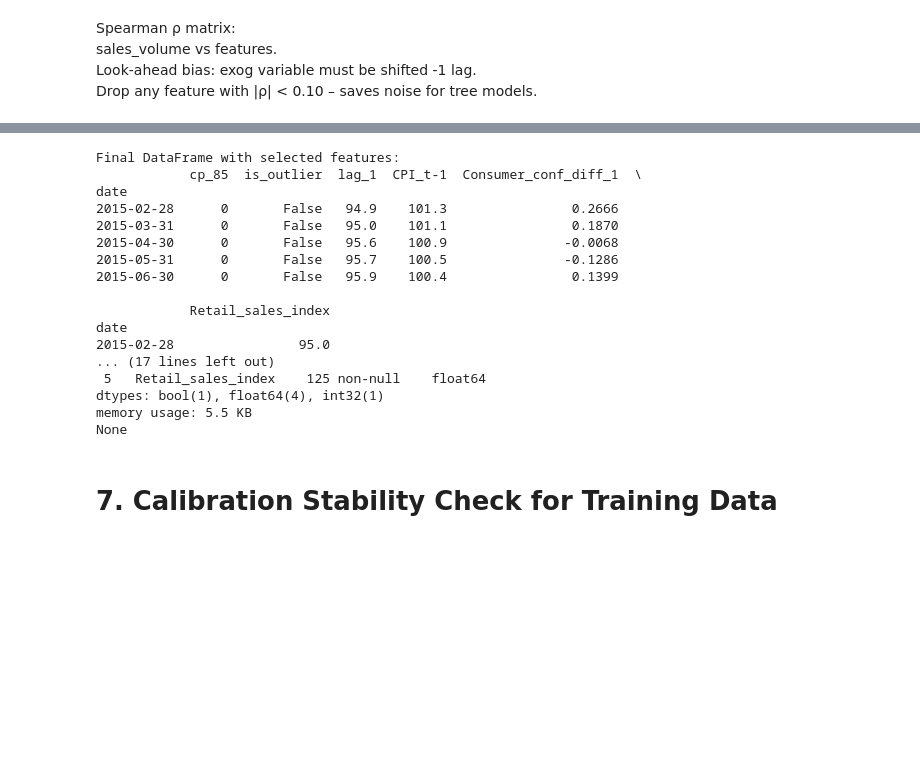
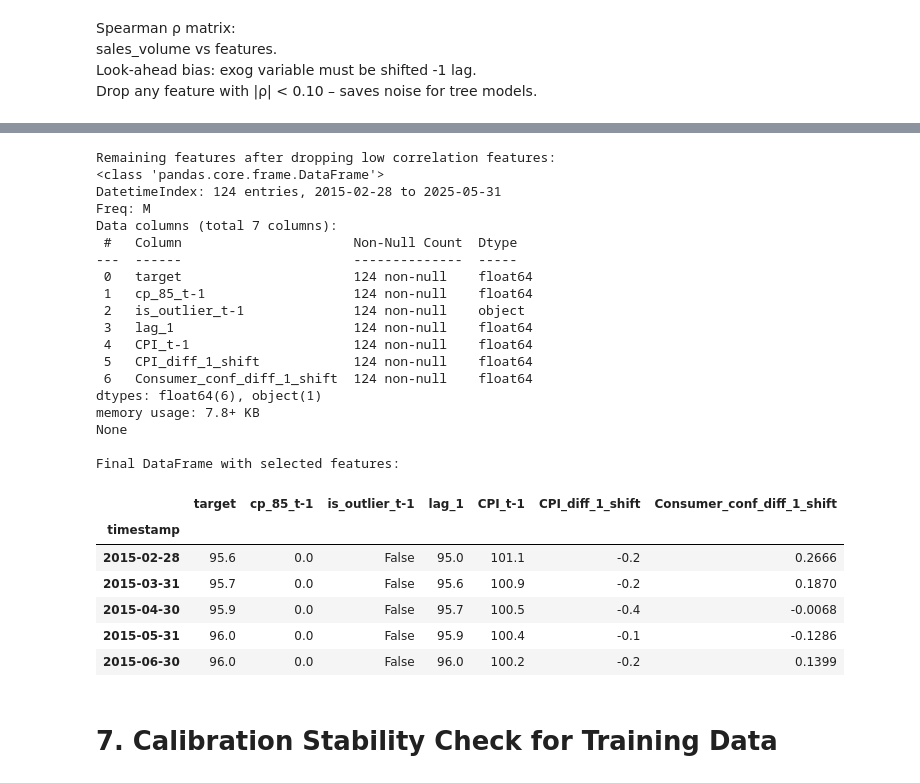
Before and after one commit to michaelarutyunov/time-series-methods, a Jupyter notebook: notebooks/01_eda.ipynb, the cells around one changed output, grey strips where cells are left out. Saved outputs shown, nothing was run; the diff lists cells and outputs as text; code cells hidden in the pictures; blank space fills up the shorter version.

```diff
--- a/notebooks/01_eda.ipynb
+++ b/notebooks/01_eda.ipynb
@@ -668,33 +689,50 @@ Features to keep:
 # %%
 # Create final DataFrame with selected features
-uk_final = tmp_features[features_to_keep + ['Retail_sales_index']].copy()
-
-# drop CPI_diff_1
-uk_final = uk_final.drop(columns=['CPI_diff_1'], errors='ignore')
+df_features = tmp_features[features_to_keep + ['Retail_sales_index']].copy()
 
 # Restore the index to the original dates
-uk_final = uk_final.set_index(uk.index[1:])
+# df_features.index = merged.index[1:]
+df_features.index = merged.index[1:1 + len(df_features)]
+df_features.index.name = 'timestamp'  # Mandatory index name by TabPFN
+df_features = df_features.asfreq('M')
 
+# Prepare data in TabPFN friendly format
+df_features = df_features.rename(columns={'Retail_sales_index': 'target'})
+df_features = df_features[['target', 'cp_85_t-1', 'is_outlier_t-1', 'lag_1', 'CPI_t-1', 'CPI_diff_1_shift', 'Consumer_conf_diff_1_shift']]  # Mandatory target column order
+# df_features['item_id'] = 0 # Mandatory column by TabPFN to be added in the modelling loop
+
+# Save
+df_features.to_pickle('../data/processed/dataset_with_features.pkl')
+
+print("\nRemaining features after dropping low correlation features:")
+print(df_features.info())
 print("\nFinal DataFrame with selected features:")
-print(uk_final.head())
-print("\nRemaining features after dropping low correlation features:")
-print(uk_final.info())
+df_features.head()
 # %% [output]
+Remaining features after dropping low correlation features:
+<class 'pandas.core.frame.DataFrame'>
+DatetimeIndex: 124 entries, 2015-02-28 to 2025-05-31
+Freq: M
+Data columns (total 7 columns):
+ #   Column                      Non-Null Count  Dtype
+---  ------                      --------------  -----
+ 0   target                      124 non-null    float64
+ 1   cp_85_t-1                   124 non-null    float64
+ 2   is_outlier_t-1              124 non-null    object
+ 3   lag_1                       124 non-null    float64
+ 4   CPI_t-1                     124 non-null    float64
+ 5   CPI_diff_1_shift            124 non-null    float64
+ 6   Consumer_conf_diff_1_shift  124 non-null    float64
+dtypes: float64(6), object(1)
+memory usage: 7.8+ KB
+None
+
 Final DataFrame with selected features:
-            cp_85  is_outlier  lag_1  CPI_t-1  Consumer_conf_diff_1  \
-date
-2015-02-28      0       False   94.9    101.3                0.2666
-2015-03-31      0       False   95.0    101.1                0.1870
-2015-04-30      0       False   95.6    100.9               -0.0068
-2015-05-31      0       False   95.7    100.5               -0.1286
-2015-06-30      0       False   95.9    100.4                0.1399
-
-            Retail_sales_index
-date
-2015-02-28                95.0
-... (17 lines left out)
- 5   Retail_sales_index    125 non-null    float64
-dtypes: bool(1), float64(4), int32(1)
-memory usage: 5.5 KB
-None
+|  | target | cp_85_t-1 | is_outlier_t-1 | lag_1 | CPI_t-1 | CPI_diff_1_shift | Consumer_conf_diff_1_shift |
+| timestamp |  |  |  |  |  |  |  |
+| 2015-02-28 | 95.6 | 0.0 | False | 95.0 | 101.1 | -0.2 | 0.2666 |
+| 2015-03-31 | 95.7 | 0.0 | False | 95.6 | 100.9 | -0.2 | 0.1870 |
+| 2015-04-30 | 95.9 | 0.0 | False | 95.7 | 100.5 | -0.4 | -0.0068 |
+| 2015-05-31 | 96.0 | 0.0 | False | 95.9 | 100.4 | -0.1 | -0.1286 |
+| 2015-06-30 | 96.0 | 0.0 | False | 96.0 | 100.2 | -0.2 | 0.1399 |
 # %%
```
Also changed, not shown: parts of 26 cells of this notebook, 4 other files.
